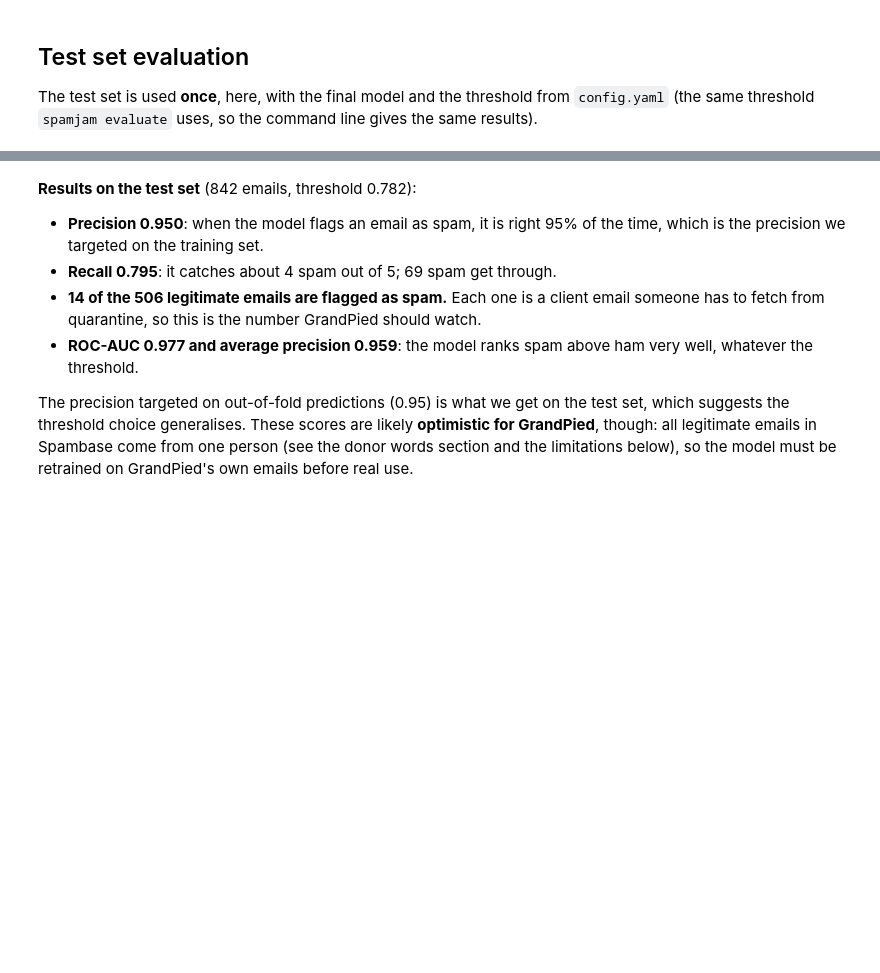
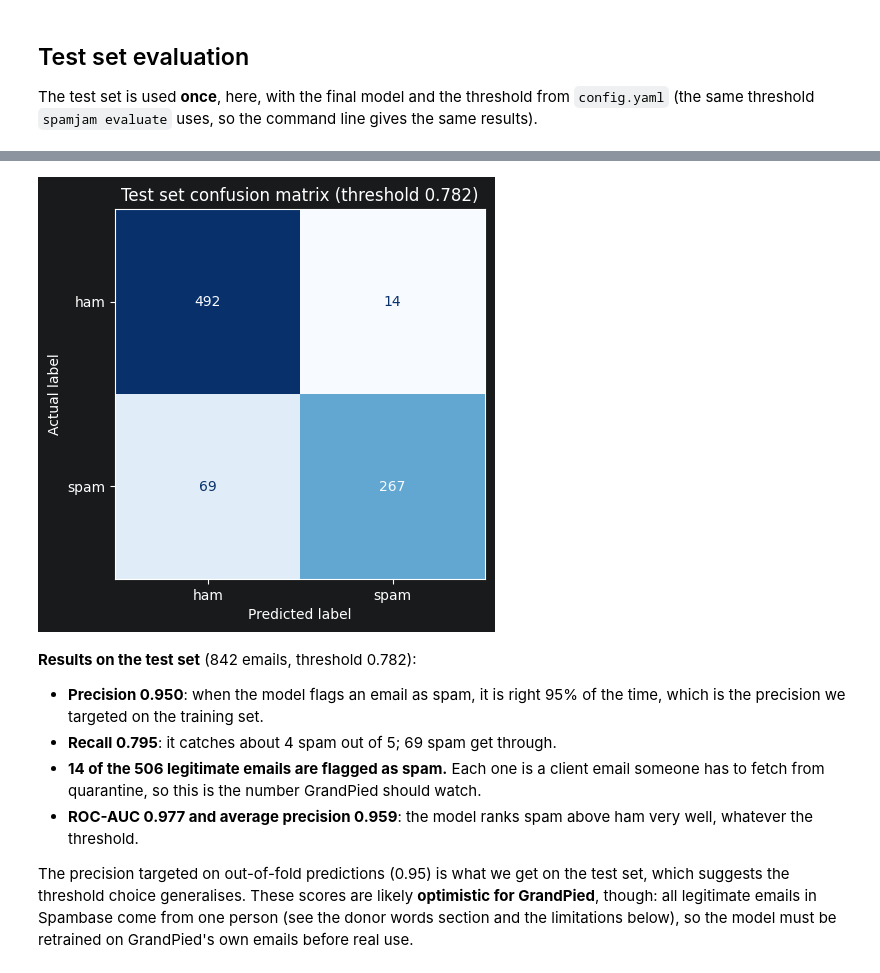
Before and after one commit to alajemba-vik/spamjam, a Jupyter notebook: notebooks/analysis.ipynb, the cells around one changed output, grey strips where cells are left out. Cells and saved outputs as stored; diff of their text form; code cells hidden in the pictures; blank space fills up the shorter version.

```diff
--- a/notebooks/analysis.ipynb
+++ b/notebooks/analysis.ipynb
@@ -325,11 +403,13 @@ pd.Series(
 # %%
 ConfusionMatrixDisplay(
     test_metrics[CONFUSION_MATRIX], display_labels=["ham", "spam"]
 ).plot(cmap="Blues", colorbar=False)
 plt.title(f"Test set confusion matrix (threshold {test_threshold})")
 plt.ylabel("Actual label")
 plt.xlabel("Predicted label")
-plt.show()
+save_and_show("06_Confusion_matrix")
+# %% [output]
+[figure, added]
 # %% [markdown]
 **Results on the test set** (842 emails, threshold 0.782):
 
```
Also changed, not shown: parts of 14 cells of this notebook, 9 other files.
